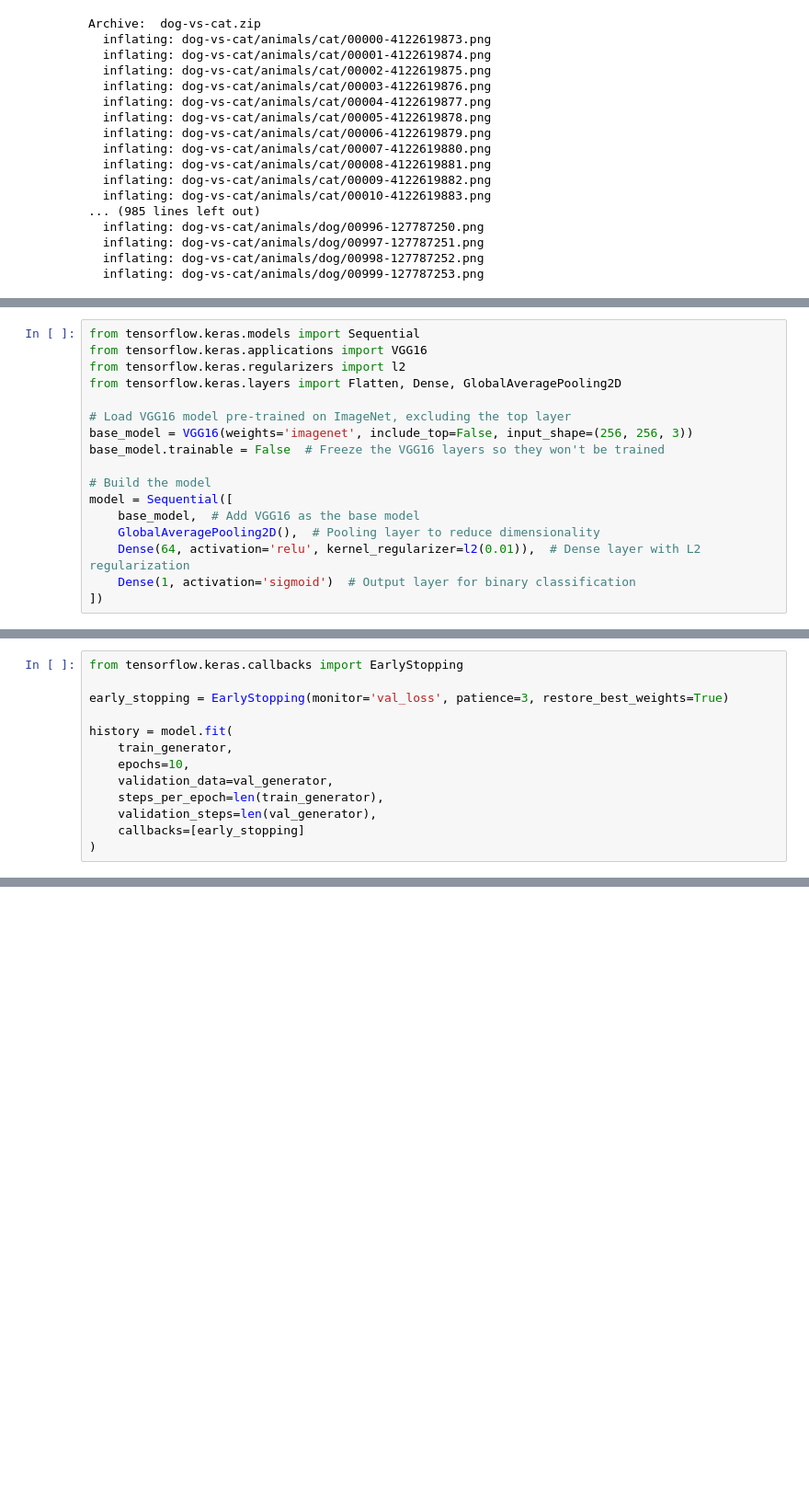
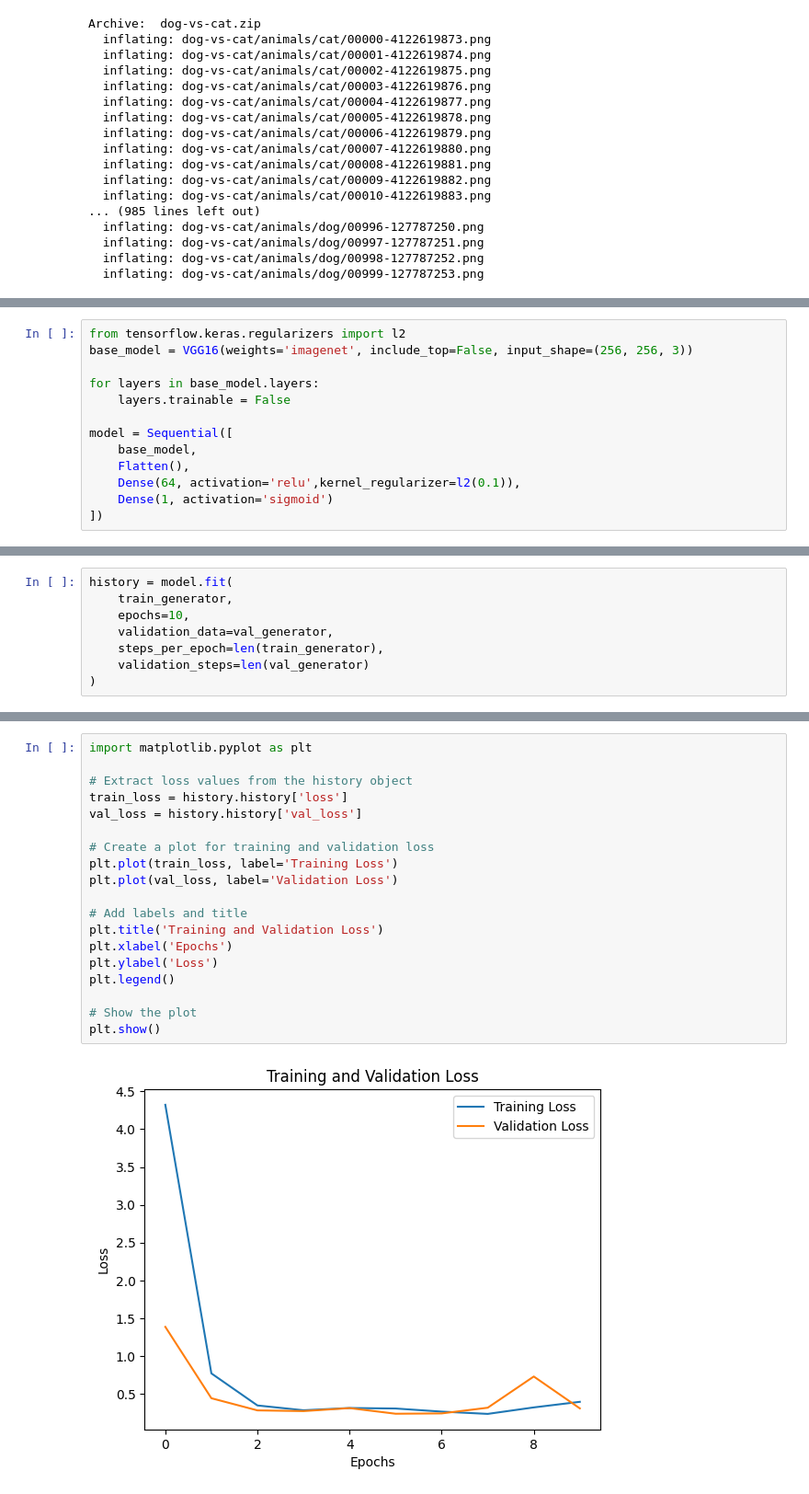
Before and after one commit to farisahmed123/Student-Data-Base-Program, a Jupyter notebook: FARIS.ipynb, the cells around one changed output, grey strips where cells are left out. Shown: that part at 92% size. Cells and saved outputs as stored; diff of their text form; blank space fills up the shorter version.

```diff
--- a/FARIS.ipynb
+++ b/FARIS.ipynb
@@ -109,17 +119,13 @@ Found 200 images belonging to 2 classes.
 # %%
-from tensorflow.keras.models import Sequential
-from tensorflow.keras.applications import VGG16
 from tensorflow.keras.regularizers import l2
-from tensorflow.keras.layers import Flatten, Dense, GlobalAveragePooling2D
+base_model = VGG16(weights='imagenet', include_top=False, input_shape=(256, 256, 3))
 
-# Load VGG16 model pre-trained on ImageNet, excluding the top layer
-base_model = VGG16(weights='imagenet', include_top=False, input_shape=(256, 256, 3))
-base_model.trainable = False  # Freeze the VGG16 layers so they won't be trained
+for layers in base_model.layers:
+    layers.trainable = False
 
-# Build the model
 model = Sequential([
-    base_model,  # Add VGG16 as the base model
-    GlobalAveragePooling2D(),  # Pooling layer to reduce dimensionality
-    Dense(64, activation='relu', kernel_regularizer=l2(0.01)),  # Dense layer with L2 regularization
-    Dense(1, activation='sigmoid')  # Output layer for binary classification
+    base_model,
+    Flatten(),
+    Dense(64, activation='relu',kernel_regularizer=l2(0.1)),
+    Dense(1, activation='sigmoid')
 ])
@@ -149,16 +157,11 @@ Model: "sequential_7"
  Non-trainable params: 14,714,688 (56.13 MB)
 # %%
-from tensorflow.keras.callbacks import EarlyStopping
-
-early_stopping = EarlyStopping(monitor='val_loss', patience=3, restore_best_weights=True)
-
 history = model.fit(
     train_generator,
     epochs=10,
     validation_data=val_generator,
     steps_per_epoch=len(train_generator),
-    validation_steps=len(val_generator),
-    callbacks=[early_stopping]
+    validation_steps=len(val_generator)
 )
 # %% [output]
 Epoch 1/10
@@ -207,3 +187,24 @@ plt.show()
+# %%
+import matplotlib.pyplot as plt
+
+# Extract loss values from the history object
+train_loss = history.history['loss']
+val_loss = history.history['val_loss']
+
+# Create a plot for training and validation loss
+plt.plot(train_loss, label='Training Loss')
+plt.plot(val_loss, label='Validation Loss')
+
+# Add labels and title
+plt.title('Training and Validation Loss')
+plt.xlabel('Epochs')
+plt.ylabel('Loss')
+plt.legend()
+
+# Show the plot
+plt.show()
+# %% [output]
+[figure, added]
 # %%
 from tensorflow.keras.preprocessing import image
 import numpy as np
```
Also changed, not shown: parts of 15 cells of this notebook.
